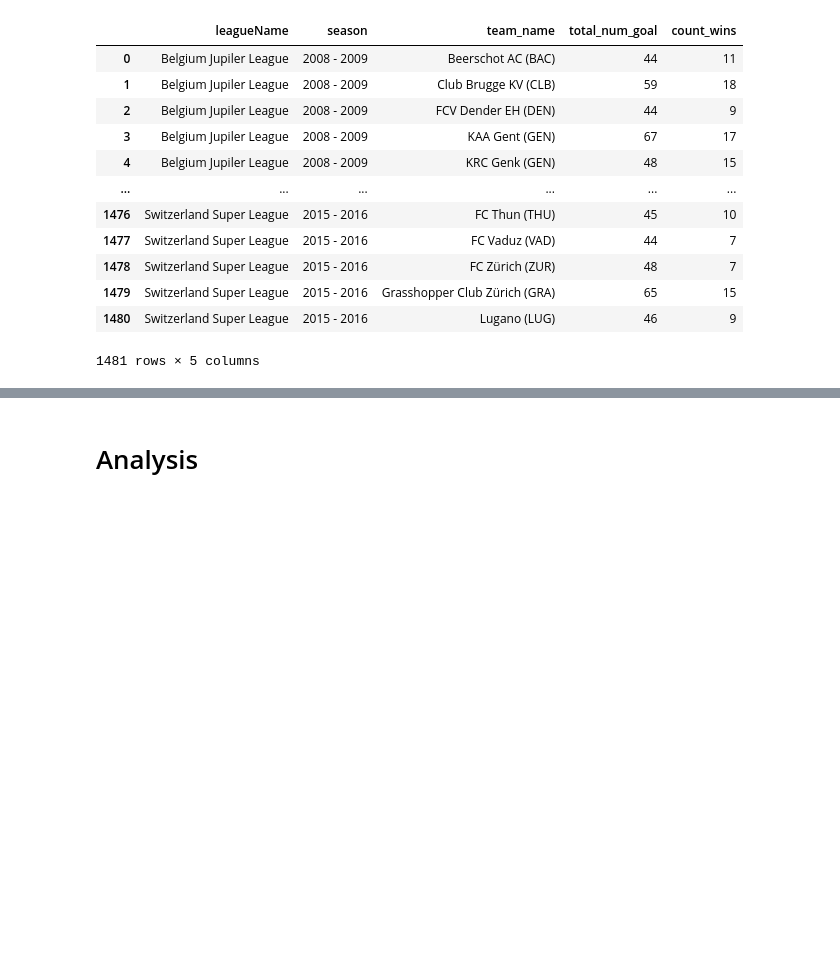
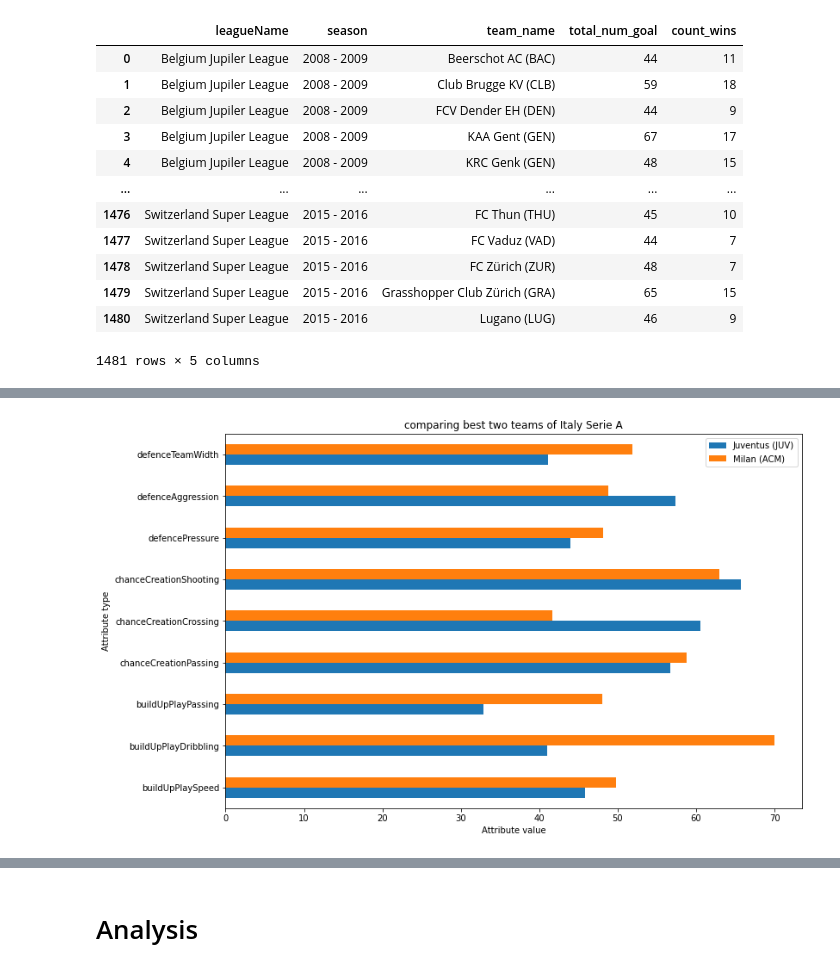
Before and after one commit to Hyej-Kim/cmsc320Final, a Jupyter notebook: cmsc320Final.ipynb, the cells around one changed output, grey strips where cells are left out. Cells and saved outputs as stored; diff of their text form; code cells hidden in the pictures; blank space fills up the shorter version.

```diff
--- a/cmsc320Final.ipynb
+++ b/cmsc320Final.ipynb
@@ -802,0 +881,15 @@ team_goal_won_total
+# %%
+# Italy Serie A
+compare_attr = pd.DataFrame(data=team_attribute.query('team_name == "Juventus (JUV)"').mean(),
+                            columns=['Juventus (JUV)'])
+compare_attr['Milan (ACM)'] = team_attribute.query('team_name == "Milan (ACM)"').mean()
+compare_attr = compare_attr[3:]
+compare_attr
+
+compare_attr.plot.barh(width=0.50, figsize=(12,8))
+plt.title('comparing best two teams of Italy Serie A')
+plt.ylabel('Attribute type')
+plt.xlabel('Attribute value')
+plt.legend(loc = 0);
+# %% [output]
+[figure, added]
```
Also changed, not shown: parts of 25 cells of this notebook.
